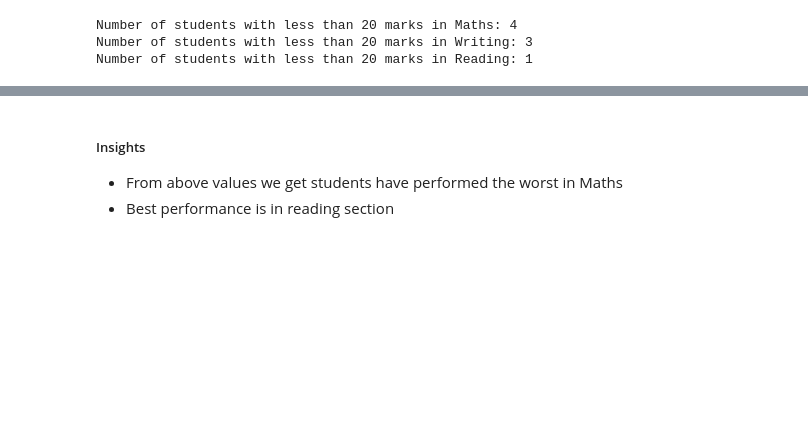
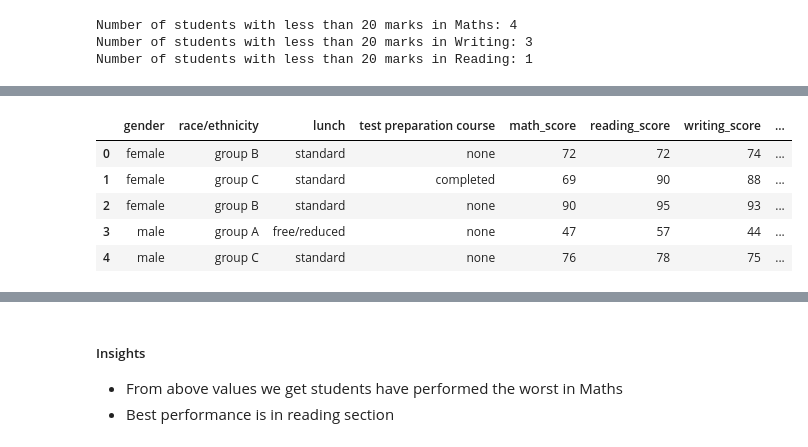
Before and after one commit to niru17/ML-project, a Jupyter notebook: notebook/EDA Student Performance.ipynb, the cells around one changed output, grey strips where cells are left out. Saved outputs shown, nothing was run; the diff lists cells and outputs as text; code cells hidden in the pictures; blank space fills up the shorter version.

```diff
--- a/notebook/EDA Student Performance.ipynb
+++ b/notebook/EDA Student Performance.ipynb
@@ -243,0 +246,3 @@ Number of students with less than 20 marks in Reading: 1
+# %%
+df.drop(columns=['math score'],axis=1,inplace=True)
+df.head()
@@ -243,0 +256,5 @@ Number of students with less than 20 marks in Reading: 1
+# %%
+df['reading_score']=df['reading score']
+# %%
+df.drop(columns=['reading score'],axis=1,inplace=True)
+df.head()
@@ -243,0 +268,4 @@ Number of students with less than 20 marks in Reading: 1
+# %%
+df['writing_score']=df['writing score']
+df.drop(columns=['writing score'],axis=1,inplace=True)
+df.head()
@@ -243,0 +279,11 @@ Number of students with less than 20 marks in Reading: 1
+# %%
+df['parental_level_of_education']=df['parental level of education']
+df.drop(columns=['parental level of education'],axis=1,inplace=True)
+df.head()
+# %% [output]
+|  | gender | race/ethnicity | lunch | test preparation course | math_score | reading_score | writing_score | ... |
+| 0 | female | group B | standard | none | 72 | 72 | 74 | ... |
+| 1 | female | group C | standard | completed | 69 | 90 | 88 | ... |
+| 2 | female | group B | standard | none | 90 | 95 | 93 | ... |
+| 3 | male | group A | free/reduced | none | 47 | 57 | 44 | ... |
+| 4 | male | group C | standard | none | 76 | 78 | 75 | ... |
```
Also changed, not shown: parts of 8 cells of this notebook, 8 other files.
